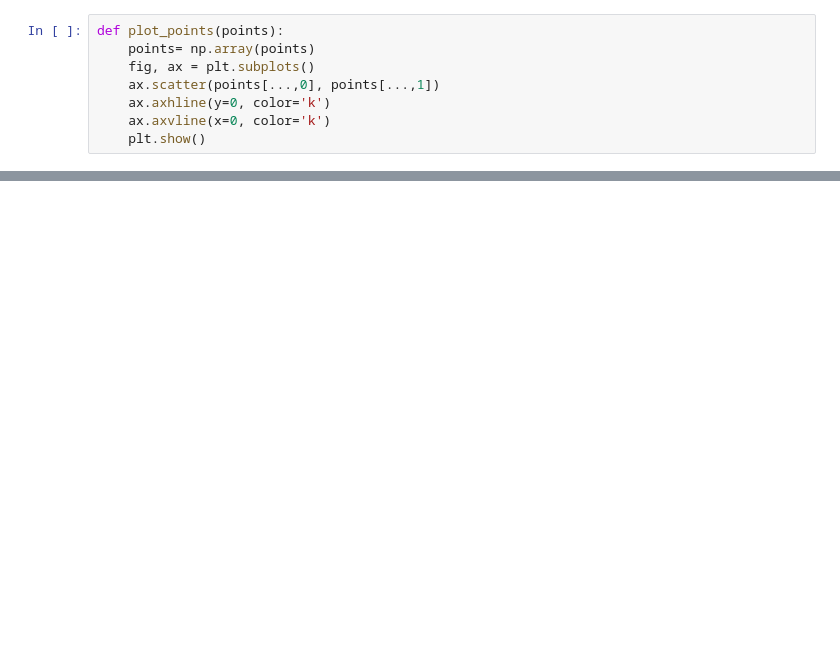
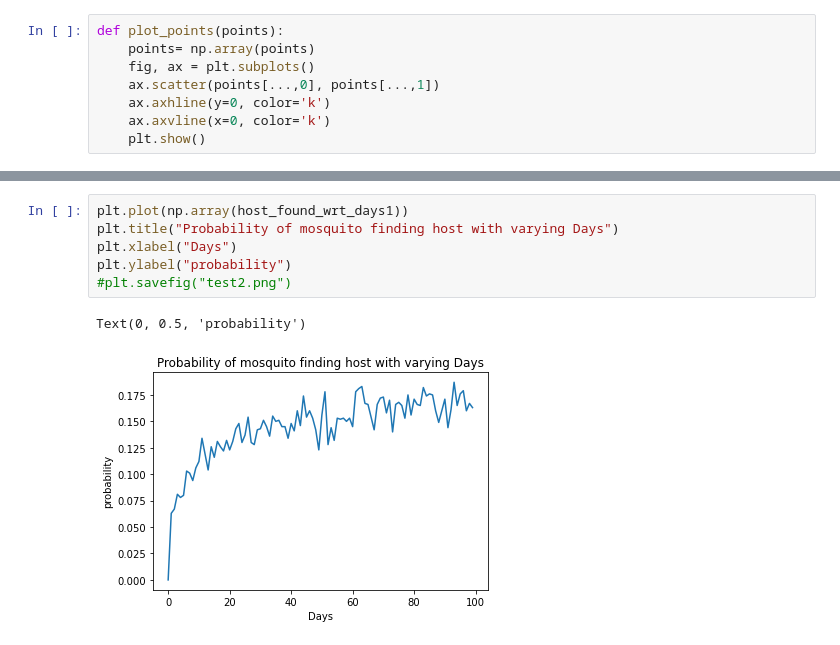
Before and after one commit to KrishnaKabi04/artificial_intelligence, a Jupyter notebook: Monte_carlo/monte_carlo_simulation.ipynb, the cells around one changed output, grey strips where cells are left out. Saved outputs shown, nothing was run; the diff lists cells and outputs as text; blank space fills up the shorter version.

```diff
--- a/Monte_carlo/monte_carlo_simulation.ipynb
+++ b/Monte_carlo/monte_carlo_simulation.ipynb
@@ -165,0 +187,9 @@ plt.plot(np.array(host_found_wrt_days))
+# %%
+plt.plot(np.array(host_found_wrt_days1))
+plt.title("Probability of mosquito finding host with varying Days")
+plt.xlabel("Days")
+plt.ylabel("probability")
+#plt.savefig("test2.png")
+# %% [output]
+Text(0, 0.5, 'probability')
+[figure, added]
```
Also changed, not shown: parts of 14 cells of this notebook, 11 other files.
